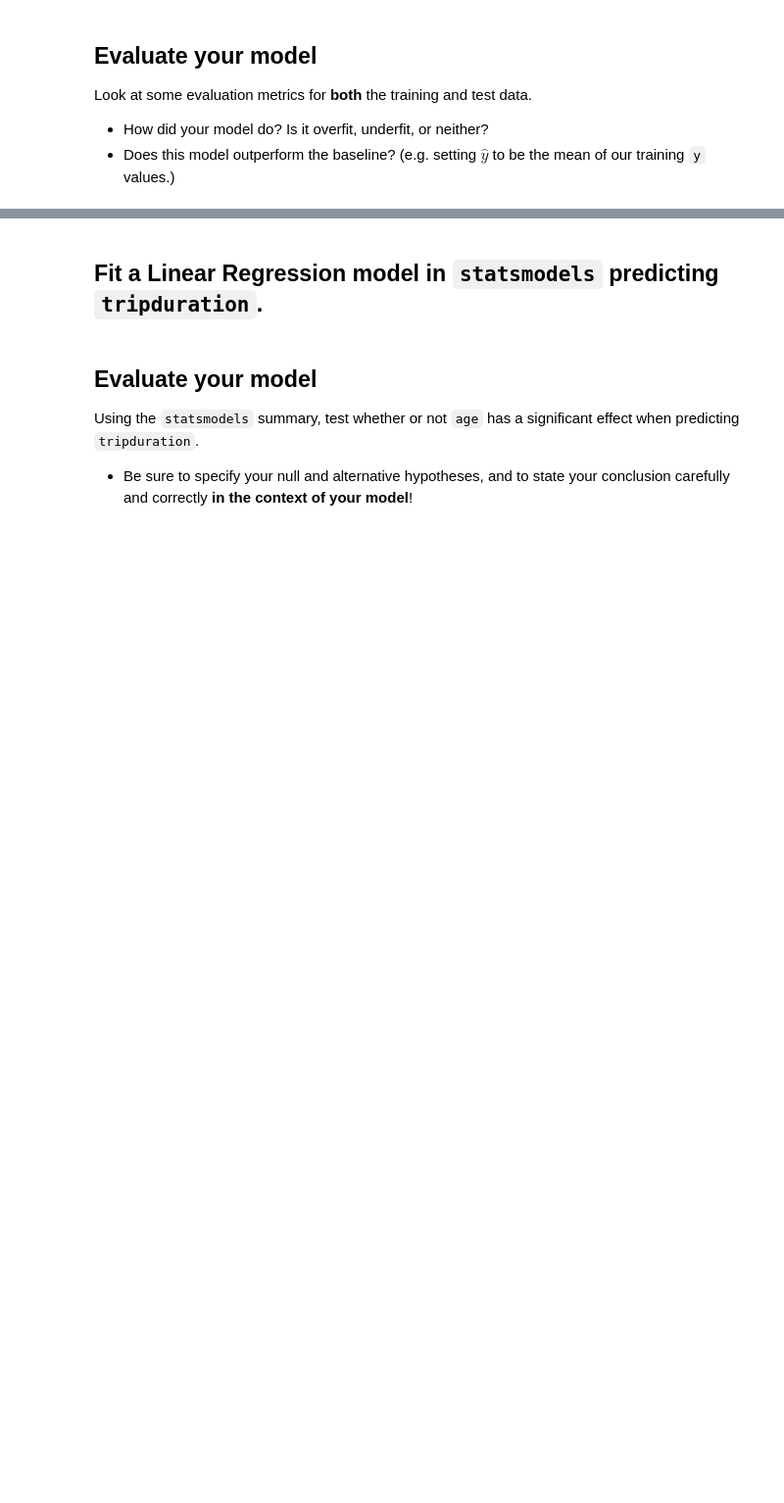
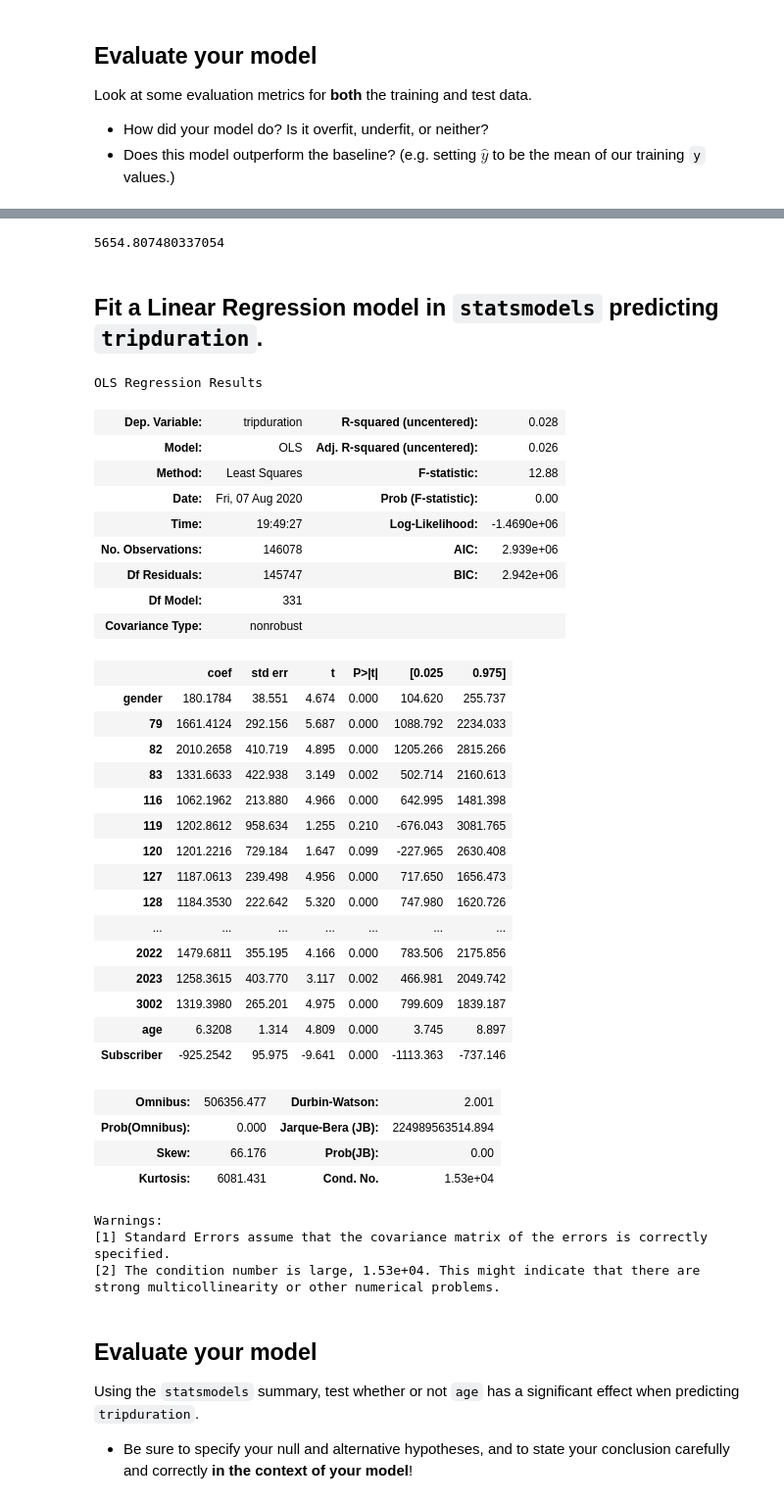
Before and after one commit to amcurley/GA_projects, a Jupyter notebook: Labs/3.02-lab-regression-and-model-validation-master/randvalsub.ipynb, the cells around one changed output, grey strips where cells are left out. Shown: that part at 98% size. Cells and saved outputs as stored; diff of their text form; code cells hidden in the pictures; blank space fills up the shorter version.

```diff
--- a/Labs/3.02-lab-regression-and-model-validation-master/randvalsub.ipynb
+++ b/Labs/3.02-lab-regression-and-model-validation-master/randvalsub.ipynb
@@ -194,2 +295,8 @@ For your `X` variables, use `age`, `usertype`, `gender`, and the dummy variables
 # %% [markdown]
 ## Fit a Linear Regression model in `sklearn` predicting `tripduration`.
+# %%
+X_train, X_test, y_train, y_test = train_test_split(X, y, random_state = 42, train_size = .65)
+# %%
+model = LinearRegression()
+# %%
+model.fit(X_train, y_train)
@@ -201,2 +338,6 @@ Look at some evaluation metrics for **both** the training and test data.
+# %%
+mean_squared_error(y_train, y_null, squared=False)
+# %% [output]
+5654.807480337054
 # %% [markdown]
 ## Fit a Linear Regression model in `statsmodels` predicting `tripduration`.
@@ -203,3 +348,42 @@ Look at some evaluation metrics for **both** the training and test data.
+# %%
+mod = sm.OLS(y_train, X_train).fit()
+# %%
+mod.summary()
+# %% [output]
+OLS Regression Results
+| Dep. Variable: | tripduration | R-squared (uncentered): | 0.028 |
+| Model: | OLS | Adj. R-squared (uncentered): | 0.026 |
+| Method: | Least Squares | F-statistic: | 12.88 |
+| Date: | Fri, 07 Aug 2020 | Prob (F-statistic): | 0.00 |
+| Time: | 19:49:27 | Log-Likelihood: | -1.4690e+06 |
+| No. Observations: | 146078 | AIC: | 2.939e+06 |
+| Df Residuals: | 145747 | BIC: | 2.942e+06 |
+| Df Model: | 331 |  |  |
+| Covariance Type: | nonrobust |  |  |
+|  | coef | std err | t | P>|t| | [0.025 | 0.975] |
+| gender | 180.1784 | 38.551 | 4.674 | 0.000 | 104.620 | 255.737 |
+| 79 | 1661.4124 | 292.156 | 5.687 | 0.000 | 1088.792 | 2234.033 |
+| 82 | 2010.2658 | 410.719 | 4.895 | 0.000 | 1205.266 | 2815.266 |
+| 83 | 1331.6633 | 422.938 | 3.149 | 0.002 | 502.714 | 2160.613 |
+| 116 | 1062.1962 | 213.880 | 4.966 | 0.000 | 642.995 | 1481.398 |
+| 119 | 1202.8612 | 958.634 | 1.255 | 0.210 | -676.043 | 3081.765 |
+| 120 | 1201.2216 | 729.184 | 1.647 | 0.099 | -227.965 | 2630.408 |
+| 127 | 1187.0613 | 239.498 | 4.956 | 0.000 | 717.650 | 1656.473 |
+| 128 | 1184.3530 | 222.642 | 5.320 | 0.000 | 747.980 | 1620.726 |
+| ... | ... | ... | ... | ... | ... | ... |
+| 2022 | 1479.6811 | 355.195 | 4.166 | 0.000 | 783.506 | 2175.856 |
+| 2023 | 1258.3615 | 403.770 | 3.117 | 0.002 | 466.981 | 2049.742 |
+| 3002 | 1319.3980 | 265.201 | 4.975 | 0.000 | 799.609 | 1839.187 |
+| age | 6.3208 | 1.314 | 4.809 | 0.000 | 3.745 | 8.897 |
+| Subscriber | -925.2542 | 95.975 | -9.641 | 0.000 | -1113.363 | -737.146 |
+| Omnibus: | 506356.477 | Durbin-Watson: | 2.001 |
+| Prob(Omnibus): | 0.000 | Jarque-Bera (JB): | 224989563514.894 |
+| Skew: | 66.176 | Prob(JB): | 0.00 |
+| Kurtosis: | 6081.431 | Cond. No. | 1.53e+04 |
+Warnings:
+[1] Standard Errors assume that the covariance matrix of the errors is correctly specified.
+[2] The condition number is large, 1.53e+04. This might indicate that there are
+strong multicollinearity or other numerical problems.
 # %% [markdown]
 ## Evaluate your model
 Using the `statsmodels` summary, test whether or not `age` has a significant effect when predicting `tripduration`.
```
Also changed, not shown: parts of 38 cells of this notebook.
